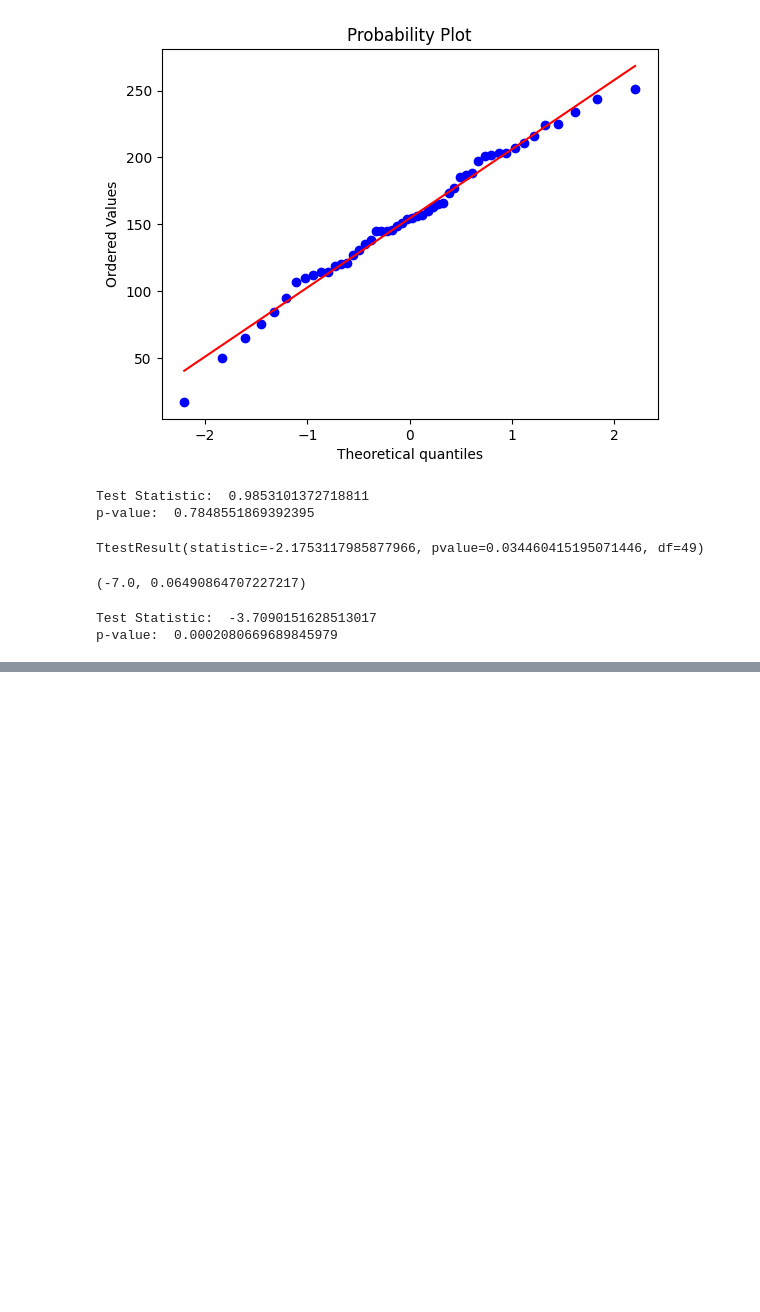
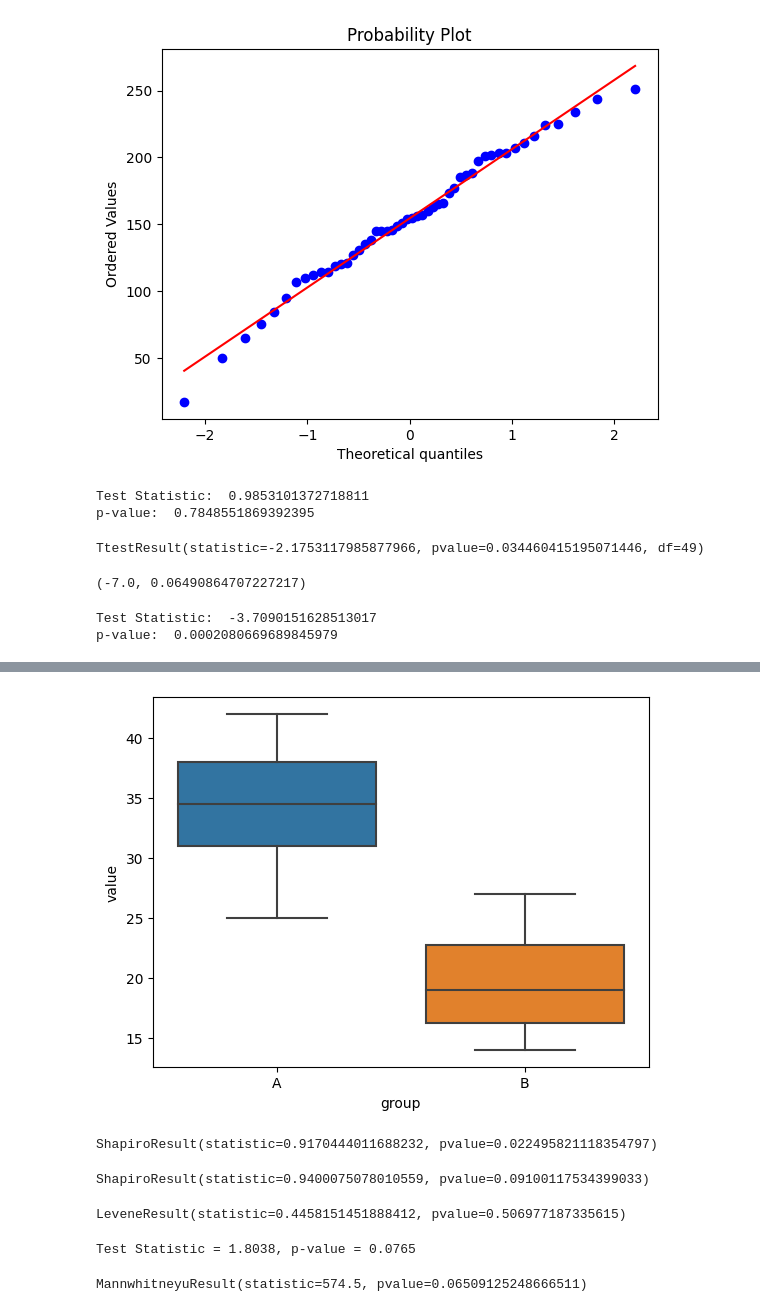
Before and after one commit to enesdertli/Probability, a Jupyter notebook: tests.ipynb, the cells around one changed output, grey strips where cells are left out. Cells and saved outputs as stored; diff of their text form; code cells hidden in the pictures; blank space fills up the shorter version.

```diff
--- a/tests.ipynb
+++ b/tests.ipynb
@@ -54,0 +74,23 @@ p-value:  0.0002080669689845979
+# %%
+A = np.random.randint(25,43,30)
+B = np.random.randint(14,28,30)
+
+#A and group A
+A = pd.DataFrame(A)
+GROUP_A = np.arange(len(A))
+GROUP_A = pd.DataFrame(GROUP_A)
+GROUP_A[:] = "A"
+A = pd.concat([A, GROUP_A], axis=1)
+
+#B and group B
+B = pd.DataFrame(B)
+GROUP_B = np.arange(len(B))
+GROUP_B = pd.DataFrame(GROUP_B)
+GROUP_B[:] = "B"
+B = pd.concat([B, GROUP_B], axis=1)
+
+#concatenate A and B
+AB = pd.concat([A, B])
+AB.columns = ["value", "group"]
+print(AB.head())
+print(AB.tail())
@@ -54,0 +110,32 @@ p-value:  0.0002080669689845979
+# %%
+sns.boxplot(x = "group", y = "value", data = AB);
+# %% [output]
+[figure, added]
+# %%
+#normality assumption
+shapiro(A_B.A)
+# %% [output]
+ShapiroResult(statistic=0.9170444011688232, pvalue=0.022495821118354797)
+# %%
+#normality assumption
+shapiro(A_B.B)
+# %% [output]
+ShapiroResult(statistic=0.9400075078010559, pvalue=0.09100117534399033)
+# %%
+#assumption of homogeneity of variance
+#H0 = variances are equal
+#H1 = variances are not equal
+stats.levene(A_B.A, A_B.B)
+# %% [output]
+LeveneResult(statistic=0.4458151451888412, pvalue=0.506977187335615)
+# %%
+#Hyphotesis test
+test_statistic, pvalue = stats.ttest_ind(A_B["A"], A_B["B"], equal_var = True)
+print("Test Statistic = %.4f, p-value = %.4f" % (test_statistic, pvalue))
+# %% [output]
+Test Statistic = 1.8038, p-value = 0.0765
+# %%
+#non-parametric test
+stats.mannwhitneyu(A_B["A"], A_B["B"])
+# %% [output]
+MannwhitneyuResult(statistic=574.5, pvalue=0.06509125248666511)
```
Also changed, not shown: parts of 11 cells of this notebook.
